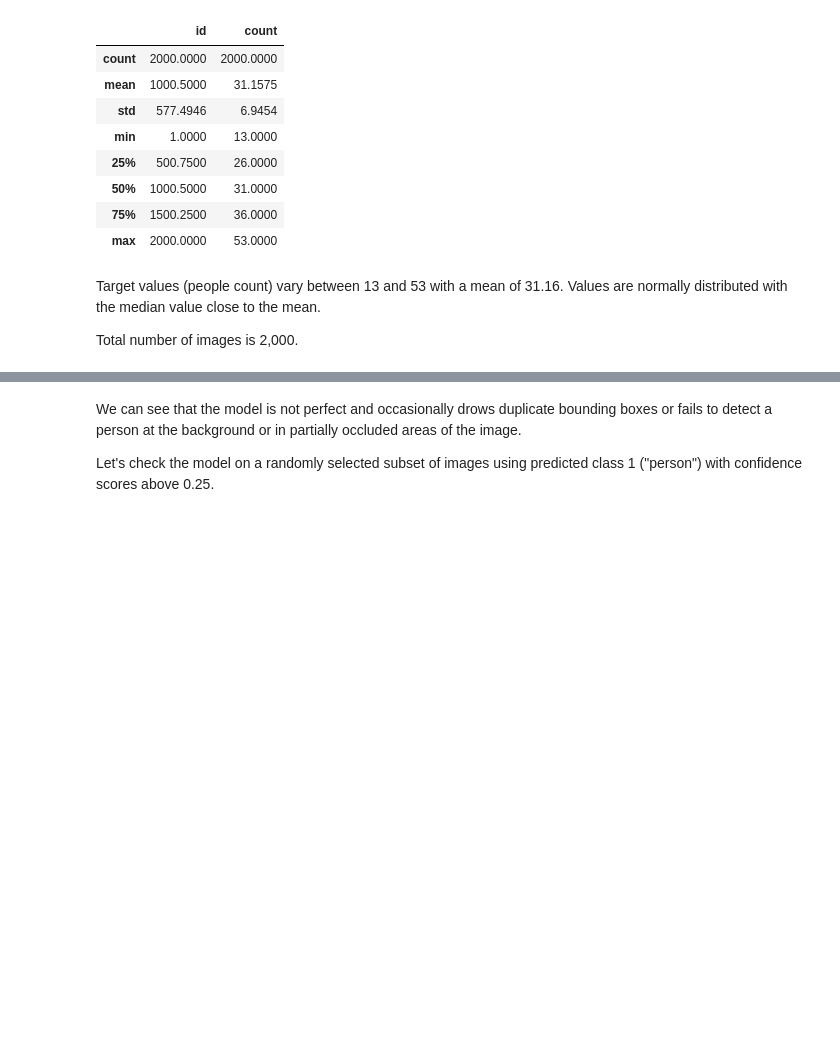
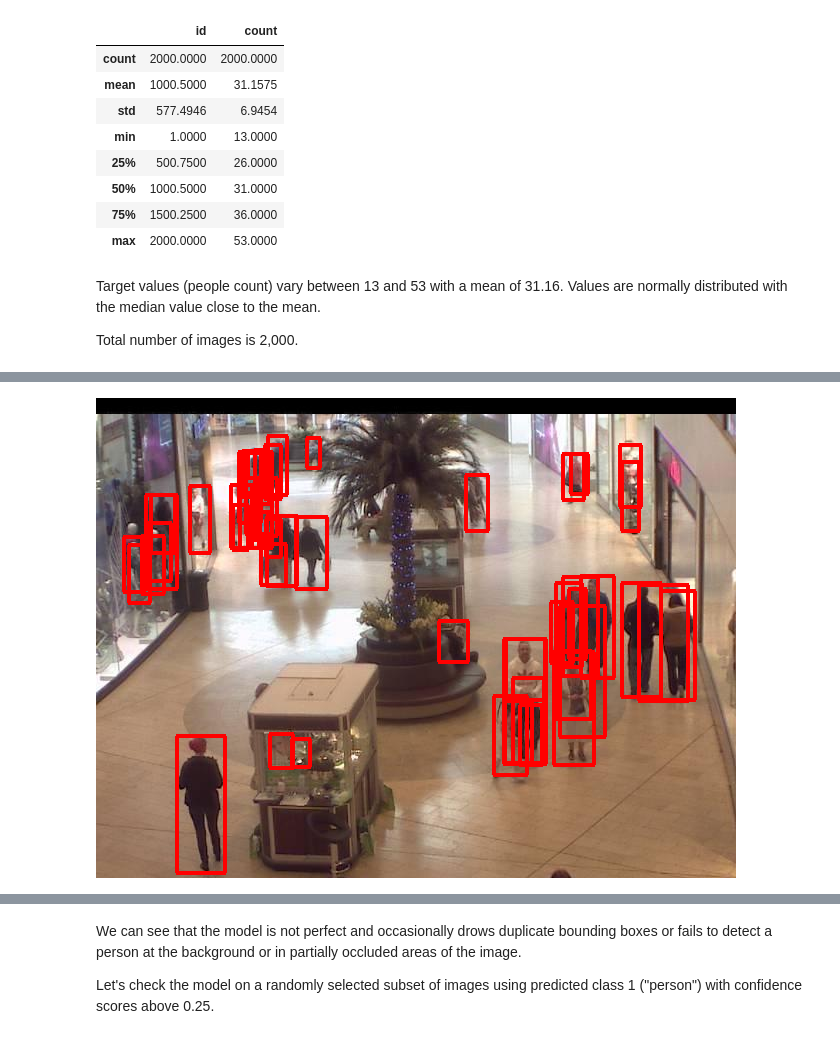
Before and after one commit to med-reda-nk/GuardVision, a Jupyter notebook: notebooks/Crowd_Density_CV.ipynb, the cells around one changed output, grey strips where cells are left out. Saved outputs shown, nothing was run; the diff lists cells and outputs as text; code cells hidden in the pictures; blank space fills up the shorter version.

```diff
--- a/notebooks/Crowd_Density_CV.ipynb
+++ b/notebooks/Crowd_Density_CV.ipynb
@@ -162,0 +167,10 @@ WARNING:absl:Importing a function (__inference_bifpn_layer_call_and_return_condi
+# %%
+# Object detection with no confidence threshold results in
+# duplicate bounding boxes and false positives.
+# Total number of people in an image is overestimated.
+# Some mannequins are erroneously marked as people.
+example_path = '/content/seq_000038.jpg'
+results = detect_objects(example_path, detector)
+draw_bboxes(example_path, results)
+# %% [output]
+[figure, added]
```
Also changed, not shown: parts of 28 cells of this notebook.
